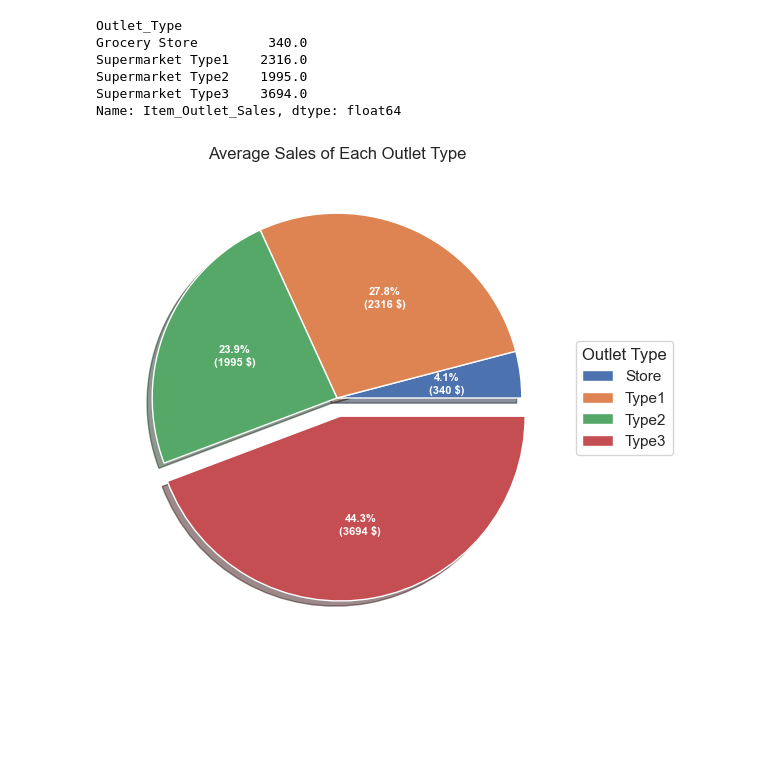
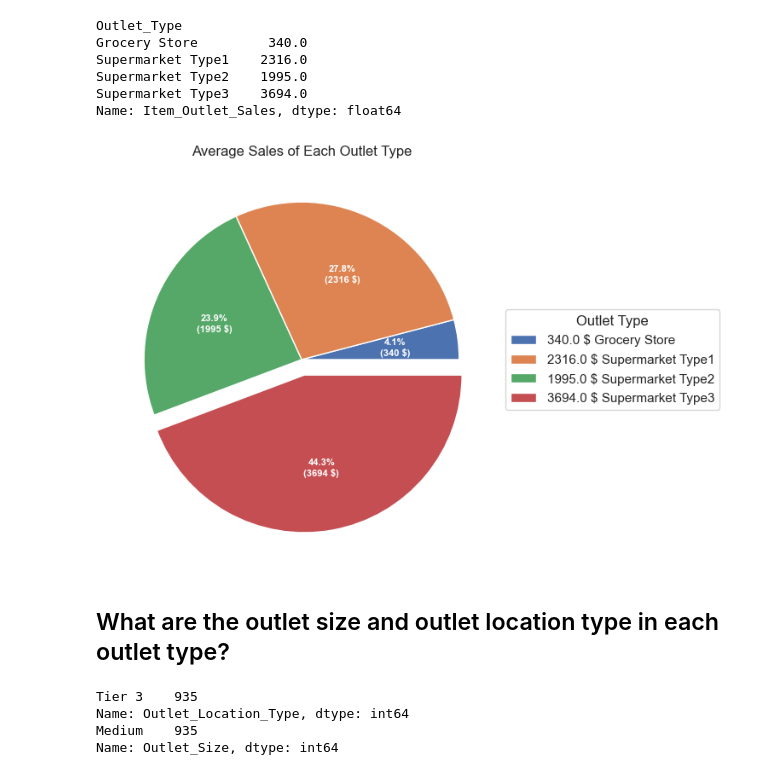
Before and after one commit to QianFu520/Food-Sales-Predictions, a Jupyter notebook: Part 3-Explanatory Visualizations Tell a Story.ipynb, the cells around one changed output. Cells and saved outputs as stored; diff of their text form; code cells hidden in the pictures; blank space fills up the shorter version.

```diff
--- a/Part 3-Explanatory Visualizations Tell a Story.ipynb
+++ b/Part 3-Explanatory Visualizations Tell a Story.ipynb
@@ -101,33 +101,35 @@ Name: Item_Outlet_Sales, dtype: float64
 fig, ax = plt.subplots(figsize=(8, 6), subplot_kw=dict(aspect="equal"))
 
 outlet_type_sales = ["340.0 $ Grocery Store",
           "2316.0 $ Supermarket Type1",
           "1995.0 $ Supermarket Type2",
           "3694.0 $ Supermarket Type3"]
 
 data = [float(x.split()[0]) for x in outlet_type_sales]
 outlet_type = [x.split()[-1] for x in outlet_type_sales]
 
 explode = [0, 0, 0, 0.1]
 
 
 def func(pct, allvals):
     absolute = int(np.round(pct/100.*np.sum(allvals)))
     return "{:.1f}%\n({:d} $)".format(pct, absolute)
 
 
 wedges, texts, autotexts = ax.pie(data, autopct=lambda pct: func(pct, data),
-                                  textprops=dict(color="w"), shadow=True, explode=explode)
+                                  textprops=dict(color="w"), explode=explode)
 
-ax.legend(wedges, ingredients,
+ax.legend(wedges, outlet_type_sales,
           title="Outlet Type",
           loc="center left",
           bbox_to_anchor=(1, 0, 0.5, 1))
 
 plt.setp(autotexts, size=8, weight="bold")
 
 ax.set_title("Average Sales of Each Outlet Type")
 
 plt.show()
 # %% [output]
-[figure, old version]
+[figure, new version]
+# %% [markdown]
+## What are the outlet size and outlet location type in each outlet type?
@@ -133,0 +162,9 @@ plt.show()
+# %%
+type3_df = df.loc[df['Outlet_Type']=='Supermarket Type3']
+print(type3_df['Outlet_Location_Type'].value_counts())
+print(type3_df['Outlet_Size'].value_counts())
+# %% [output]
+Tier 3    935
+Name: Outlet_Location_Type, dtype: int64
+Medium    935
+Name: Outlet_Size, dtype: int64
```
Also changed, not shown: parts of 12 cells of this notebook.
